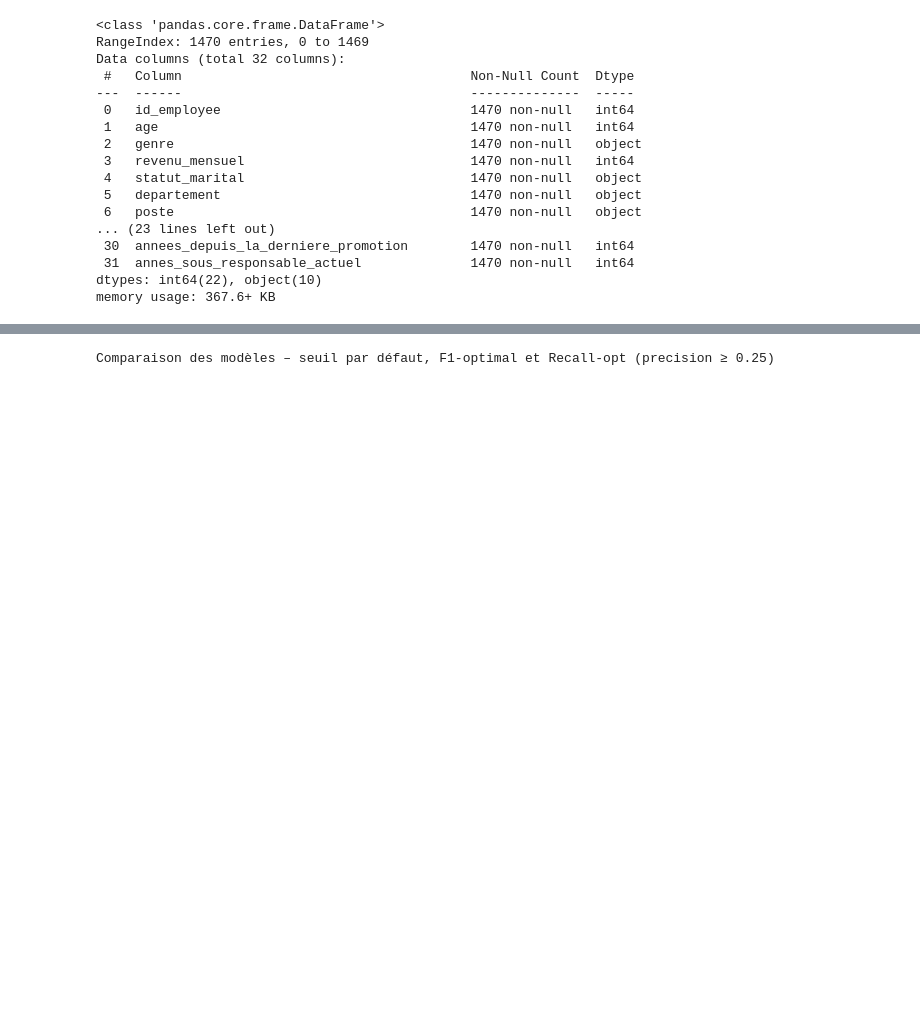
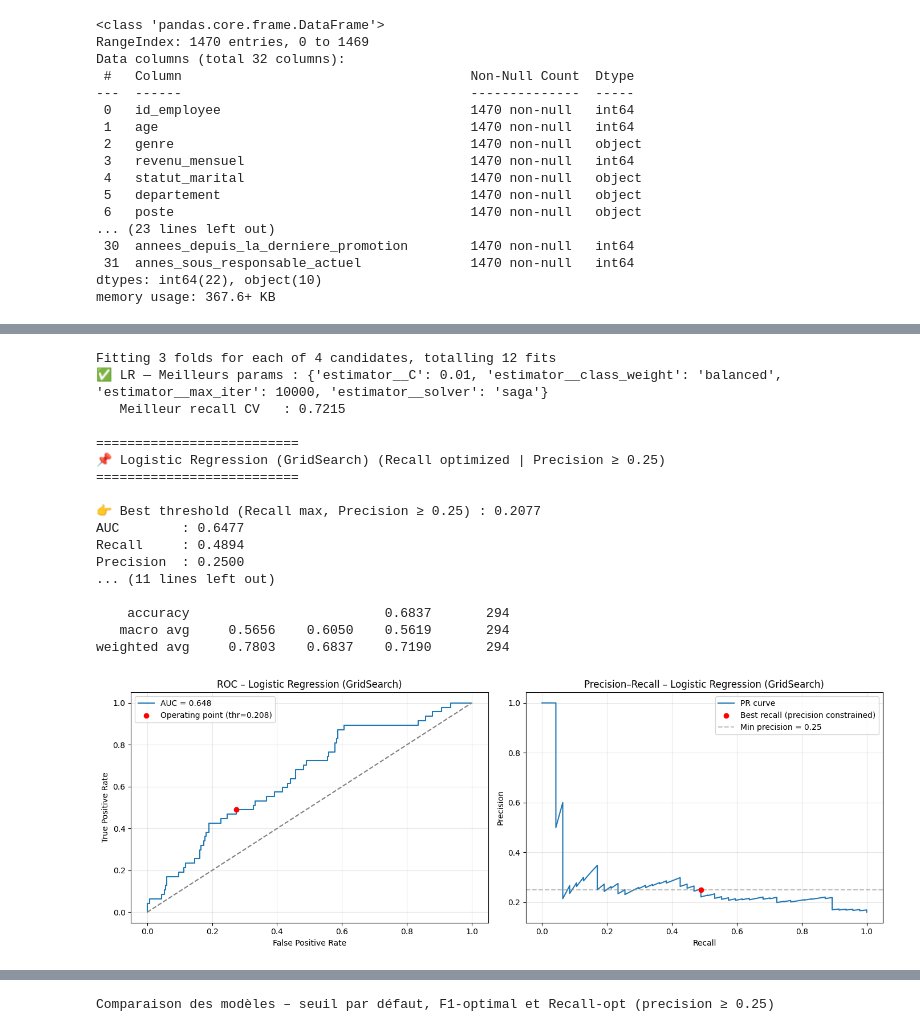
Before and after one commit to valerianbar/Valerian_barreau_deployez_un_mode-le-de_Machine_Learning_1_03_2026, a Jupyter notebook: Barreau_valerian_classifiez_note_book_2.ipynb, the cells around one changed output, grey strips where cells are left out. Drawn from its saved outputs; the diff is of its cells as text; code cells hidden in the pictures; blank space fills up the shorter version.

```diff
--- a/Barreau_valerian_classifiez_note_book_2.ipynb
+++ b/Barreau_valerian_classifiez_note_book_2.ipynb
@@ -1126,9 +1097,0 @@ weighted avg     0.8468    0.5544    0.6075       294
-# %%
-xgb.fit(X_train, y_train)
-results_xgb = evaluate_model_best_recall(
-    "XGBoost",
-    xgb,
-    X_test,
-    y_test,
-    min_precision=0.25
-)
@@ -1182,9 +1282,0 @@ weighted avg     0.8587    0.5408    0.5925       294
-# %%
-calibrated_lr.fit(X_train, y_train)
-results_logreg = evaluate_model_best_recall(
-    "Logistic Regression (Calibrated)",
-    calibrated_lr,
-    X_test,
-    y_test,
-    min_precision=0.25
-)
@@ -1227,3 +1283,58 @@ weighted avg     0.8362    0.5680    0.6219       294
+# %%
+from sklearn.linear_model import LogisticRegression
+from sklearn.calibration import CalibratedClassifierCV
+
+lr_params = {
+    "estimator__C": [0.01, 0.1, 1.0, 10.0],   # régularisation
+    "estimator__solver": ["saga"],
+    "estimator__max_iter": [10000],
+    "estimator__class_weight": ["balanced"],
+}
+
+grid_lr = GridSearchCV(
+    CalibratedClassifierCV(
+        LogisticRegression(random_state=42)
+    ),
+    param_grid=lr_params,
+    scoring=custom_scorer,
+    cv=3,
+    n_jobs=-1,
+    verbose=1,
+    refit=True
+)
+grid_lr.fit(X_train, y_train)
+best_lr = grid_lr.best_estimator_
+
+print("✅ LR — Meilleurs params :", grid_lr.best_params_)
+print("   Meilleur recall CV   :", round(grid_lr.best_score_, 4))
+
+# Évaluation sur le test set
+results_logreg = evaluate_model_best_recall(
+    "Logistic Regression (GridSearch)",
+    best_lr,        # ← best_lr, pas calibrated_lr
+    X_test,
+    y_test,
+    min_precision=0.25
+)
+# %% [output]
+Fitting 3 folds for each of 4 candidates, totalling 12 fits
+✅ LR — Meilleurs params : {'estimator__C': 0.01, 'estimator__class_weight': 'balanced', 'estimator__max_iter': 10000, 'estimator__solver': 'saga'}
+   Meilleur recall CV   : 0.7215
+
+==========================
+📌 Logistic Regression (GridSearch) (Recall optimized | Precision ≥ 0.25)
+==========================
+
+👉 Best threshold (Recall max, Precision ≥ 0.25) : 0.2077
+AUC        : 0.6477
+Recall     : 0.4894
+Precision  : 0.2500
+... (11 lines left out)
+
+    accuracy                         0.6837       294
+   macro avg     0.5656    0.6050    0.5619       294
+weighted avg     0.7803    0.6837    0.7190       294
+[figure, added]
 # %%
 df_results = pd.DataFrame([
     results_xgb,
```
Also changed, not shown: parts of 12 cells of this notebook, 1 other file.
